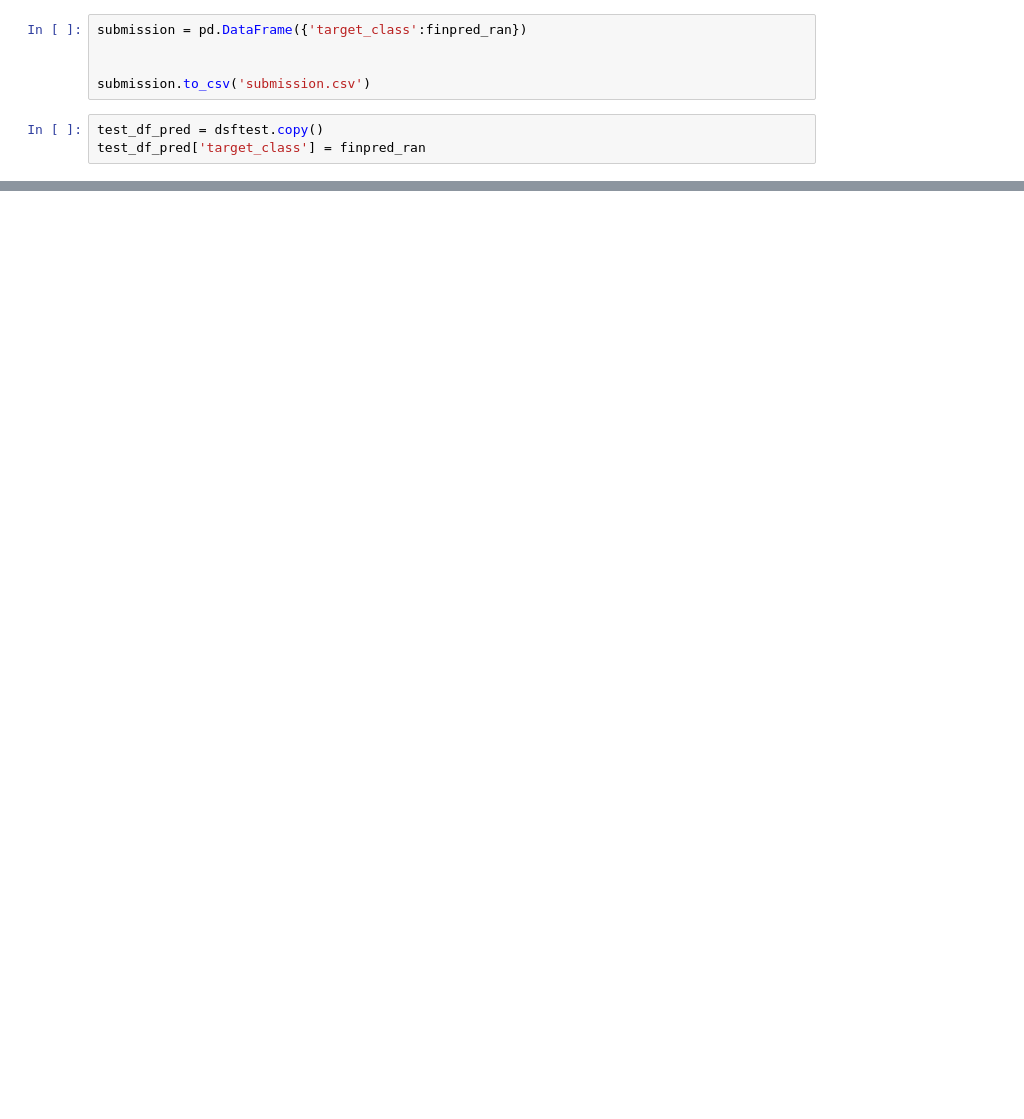
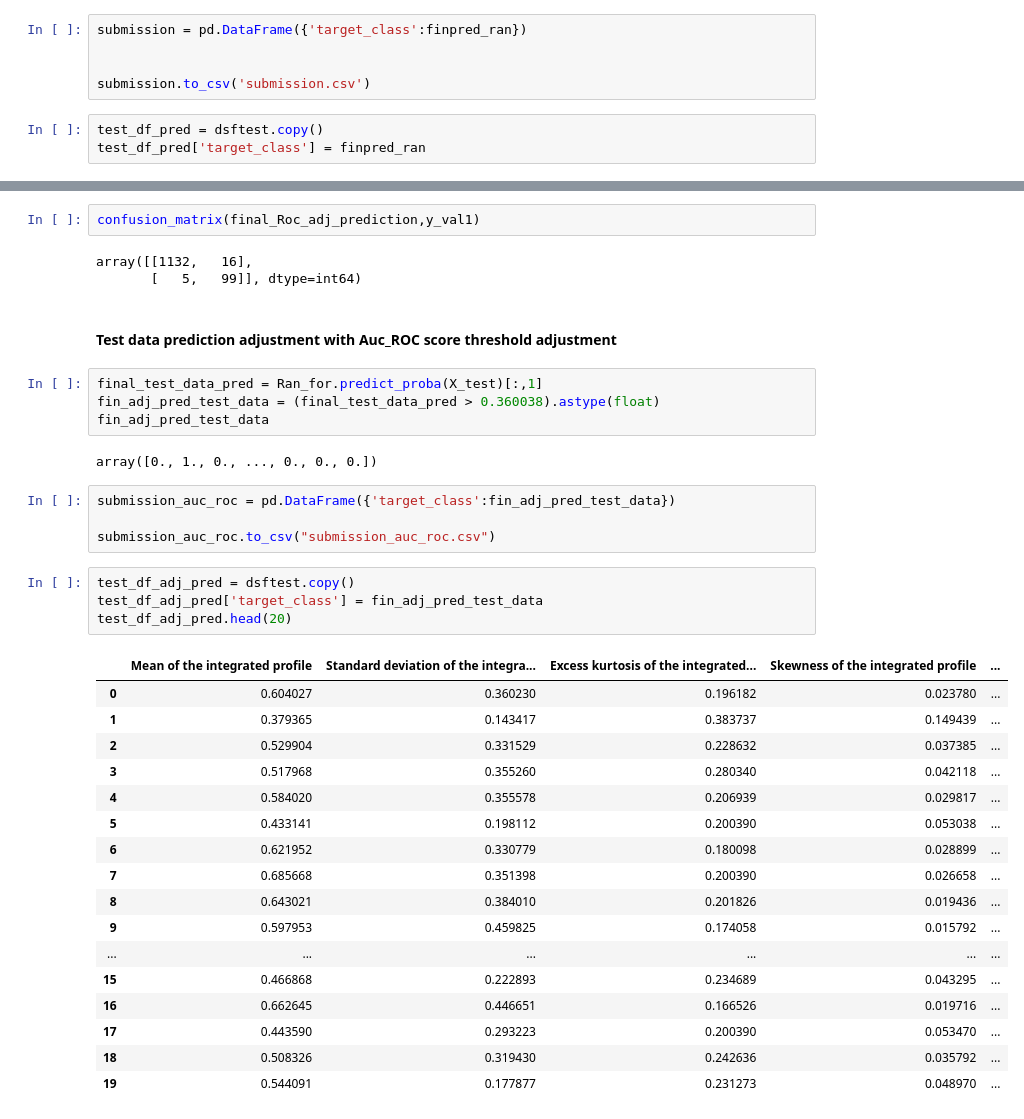
Before and after one commit to Nextgen-AI-solutions/Kaggle_challenges, a Jupyter notebook: pulsar_star_dataset/star.ipynb, the cells around one changed output, grey strips where cells are left out. Cells and saved outputs as stored; diff of their text form; blank space fills up the shorter version.

Commit message:
Final adjustment and preiction

```diff
--- a/pulsar_star_dataset/star.ipynb
+++ b/pulsar_star_dataset/star.ipynb
@@ -454,0 +546,39 @@ test_df_pred.head(10)
+# %%
+confusion_matrix(final_Roc_adj_prediction,y_val1)
+# %% [output]
+array([[1132,   16],
+       [   5,   99]], dtype=int64)
+# %% [markdown]
+#### Test data prediction adjustment with Auc_ROC score threshold adjustment
+# %%
+final_test_data_pred = Ran_for.predict_proba(X_test)[:,1]
+fin_adj_pred_test_data = (final_test_data_pred > 0.360038).astype(float)
+fin_adj_pred_test_data
+# %% [output]
+array([0., 1., 0., ..., 0., 0., 0.])
+# %%
+submission_auc_roc = pd.DataFrame({'target_class':fin_adj_pred_test_data})
+
+submission_auc_roc.to_csv("submission_auc_roc.csv")
+# %%
+test_df_adj_pred = dsftest.copy()
+test_df_adj_pred['target_class'] = fin_adj_pred_test_data
+test_df_adj_pred.head(20)
+# %% [output]
+|  | Mean of the integrated profile | Standard deviation of the integra... | Excess kurtosis of the integrated... | Skewness of the integrated profile | ... |
+| 0 | 0.604027 | 0.360230 | 0.196182 | 0.023780 | ... |
+| 1 | 0.379365 | 0.143417 | 0.383737 | 0.149439 | ... |
+| 2 | 0.529904 | 0.331529 | 0.228632 | 0.037385 | ... |
+| 3 | 0.517968 | 0.355260 | 0.280340 | 0.042118 | ... |
+| 4 | 0.584020 | 0.355578 | 0.206939 | 0.029817 | ... |
+| 5 | 0.433141 | 0.198112 | 0.200390 | 0.053038 | ... |
+| 6 | 0.621952 | 0.330779 | 0.180098 | 0.028899 | ... |
+| 7 | 0.685668 | 0.351398 | 0.200390 | 0.026658 | ... |
+| 8 | 0.643021 | 0.384010 | 0.201826 | 0.019436 | ... |
+| 9 | 0.597953 | 0.459825 | 0.174058 | 0.015792 | ... |
+| ... | ... | ... | ... | ... | ... |
+| 15 | 0.466868 | 0.222893 | 0.234689 | 0.043295 | ... |
+| 16 | 0.662645 | 0.446651 | 0.166526 | 0.019716 | ... |
+| 17 | 0.443590 | 0.293223 | 0.200390 | 0.053470 | ... |
+| 18 | 0.508326 | 0.319430 | 0.242636 | 0.035792 | ... |
+| 19 | 0.544091 | 0.177877 | 0.231273 | 0.048970 | ... |
```
Also changed, not shown: parts of 21 cells of this notebook, 2 other files.
